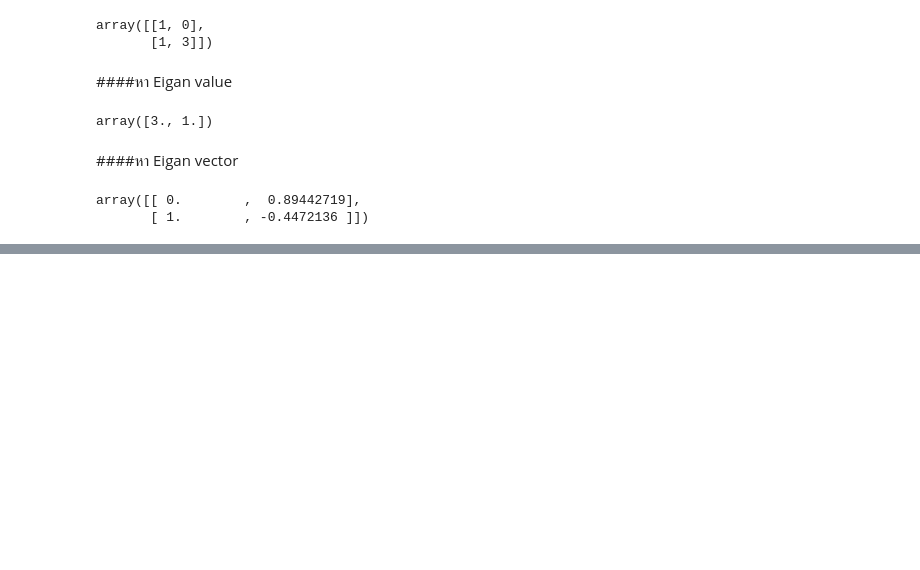
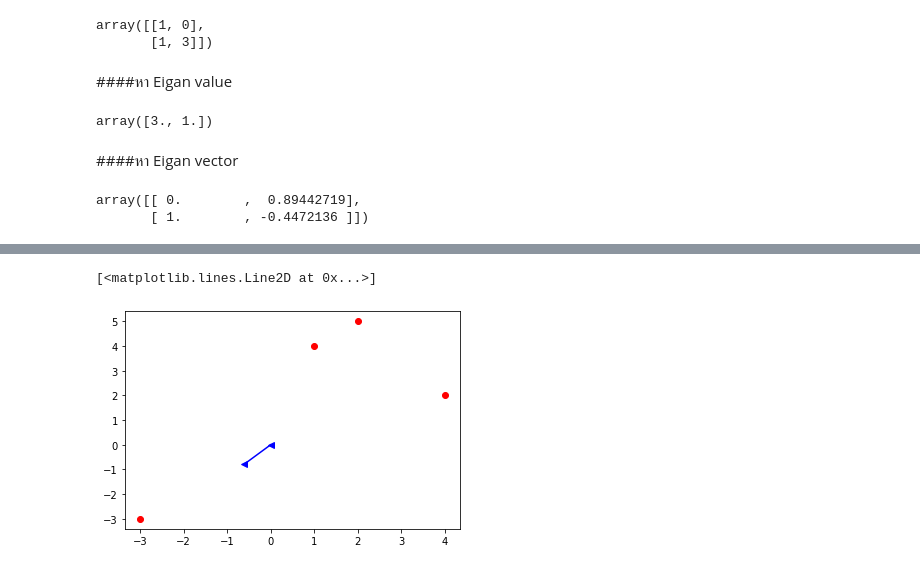
Before and after one commit to PhinyadaPhen/Multivariate, a Jupyter notebook: MVA001.ipynb, the cells around one changed output, grey strips where cells are left out. Drawn from its saved outputs; the diff is of its cells as text; code cells hidden in the pictures; blank space fills up the shorter version.

```diff
--- a/MVA001.ipynb
+++ b/MVA001.ipynb
@@ -240,0 +267,2 @@ Inverse matrix
+# %%
+W,V = np.linalg.eig(C_X)
@@ -240,0 +284,6 @@ Inverse matrix
+# %%
+plt.plot(X[0,:],X[1,:], 'or')
+plt.plot([0,V[0,1]],[0,V[1,1]], '<-b')
+# %% [output]
+[<matplotlib.lines.Line2D at 0x...>]
+[figure, added]
```
Also changed, not shown: parts of 19 cells of this notebook.
